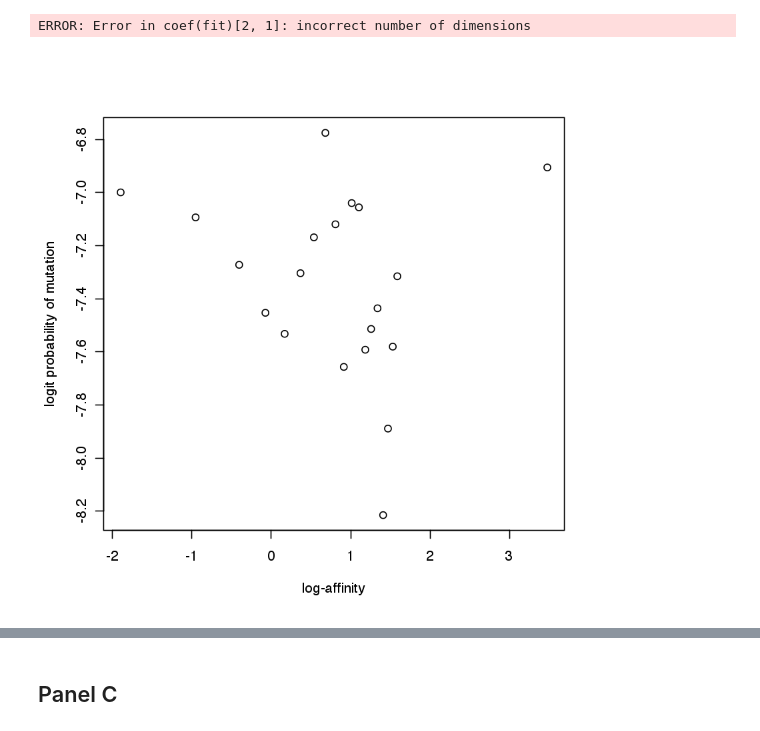
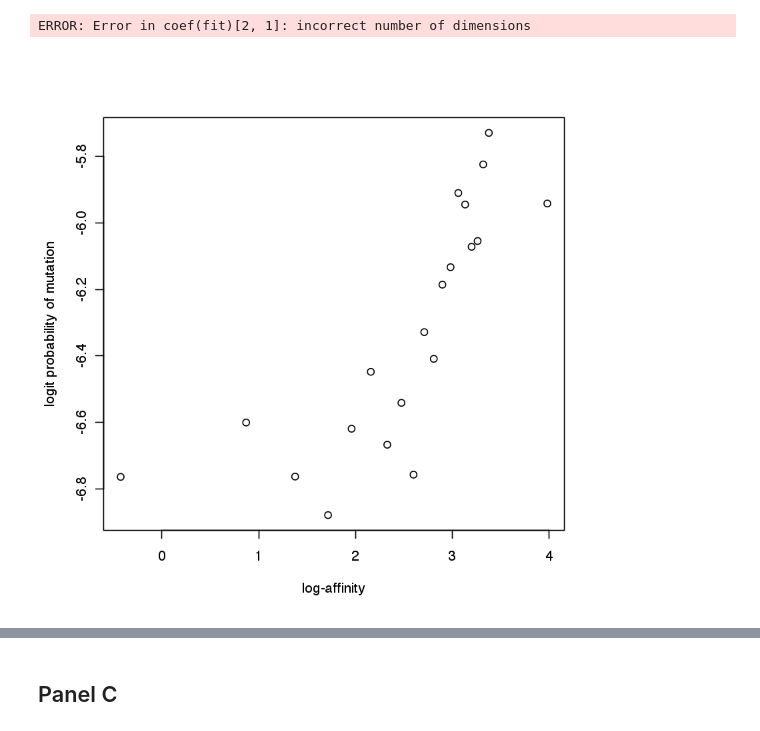
Before and after one commit to Rachelmarty20/MHC_II, a Jupyter notebook: data_analysis/patient_selection/PanelsCDE.ipynb, the cells around one changed output, grey strips where cells are left out. Saved outputs shown, nothing was run; the diff lists cells and outputs as text; code cells hidden in the pictures.

```diff
--- a/data_analysis/patient_selection/PanelsCDE.ipynb
+++ b/data_analysis/patient_selection/PanelsCDE.ipynb
@@ -32,8 +12,8 @@ attr(,"class")
 # %%
 #Format data
 tissue <- read.csv(paste(PATH_TO_DATA, 'patient_tissues.csv', sep=""),header=TRUE)
-mut <- read.csv(paste(PATH_TO_DATA, 'patient_mutations.cancer.csv', sep=""),header=TRUE)
-aff <- read.csv(paste(PATH_TO_DATA, 'patient_affinities.cancer.csv', sep=""),header=TRUE)
+mut <- read.csv(paste(PATH_TO_DATA, 'patient_mutations.cancer.DR.csv', sep=""),header=TRUE)
+aff <- read.csv(paste(PATH_TO_DATA, 'patient_affinities.cancer.DR.csv', sep=""),header=TRUE)
 patient <- as.character(mut[,1])
 mut <- as.matrix(mut[,-1])
 aff <- as.matrix(aff[,-1])
@@ -90,15 +70,16 @@ log(x[sel]) -0.806
 # %% [output]
 ERROR: Error in coef(fit)[2, 1]: incorrect number of dimensions
 # %%
-thre <- c(0,0.5,1,1.5,2,2.5,3,4,5,Inf)
+#thre <- c(0,0.5,1,1.5,2,2.5,3,4,5,Inf)
+thre <- c(0,2,4,6,8,10,12,14,16,Inf)
 xr= cut(x,breaks=thre)
 m <- tapply(y,xr,'mean')
-thre <- c(seq(0,5,length=20),Inf)
+thre <- c(seq(0,30,length=20),Inf)
 xr= cut(x,breaks=thre)
 m <- tapply(y,xr,'mean')
 plot(log(tapply(x,xr,'mean')),log(m/(1-m)),xlab='log-affinity',ylab='logit probability of mutation')
 # %% [output]
-[figure, old version]
+[figure, new version]
 # %%
 gam1= gam(y[sel] ~ s(log(x[sel])), family='binomial')
 ypred= predict(gam1,type='response',se.fit=TRUE)
```
Also changed, not shown: parts of 7 cells of this notebook, 2 other files.
